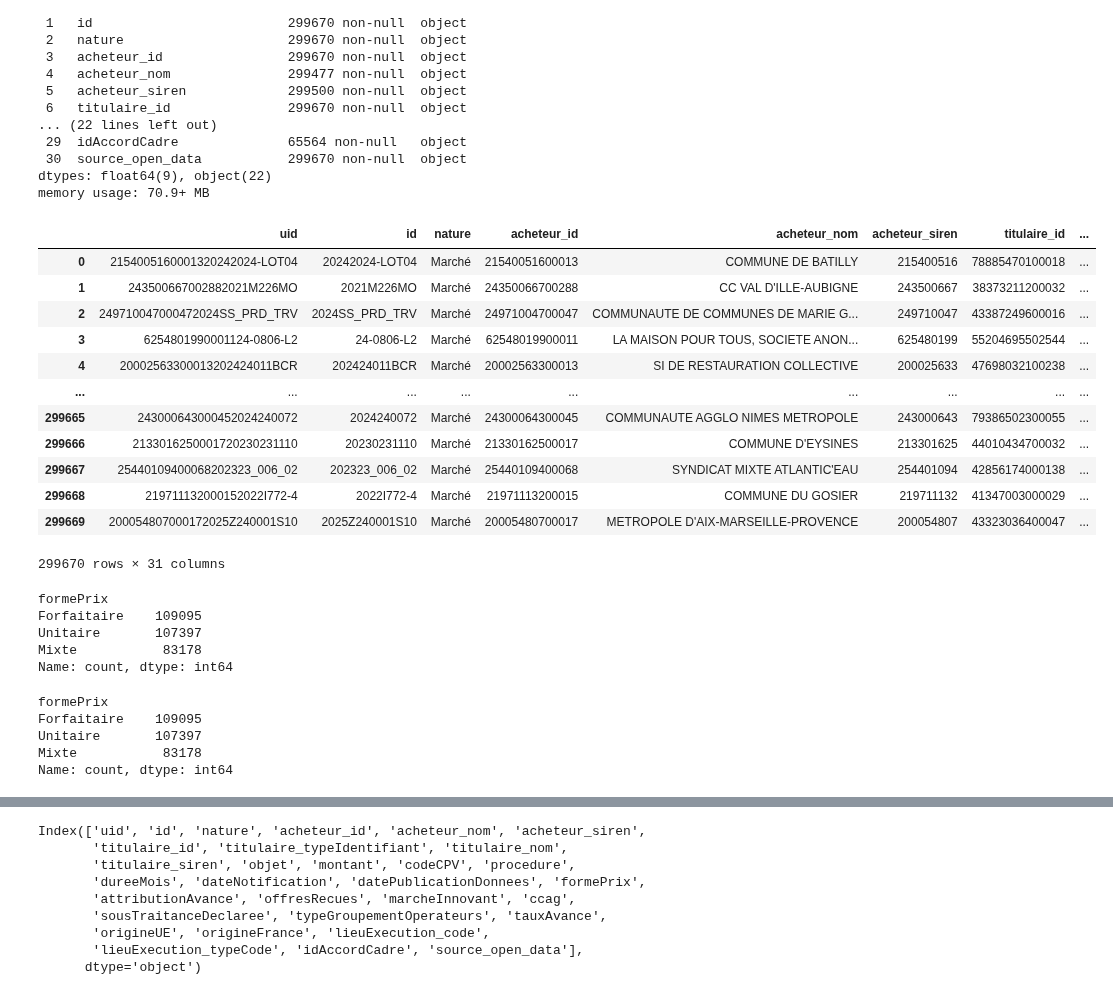
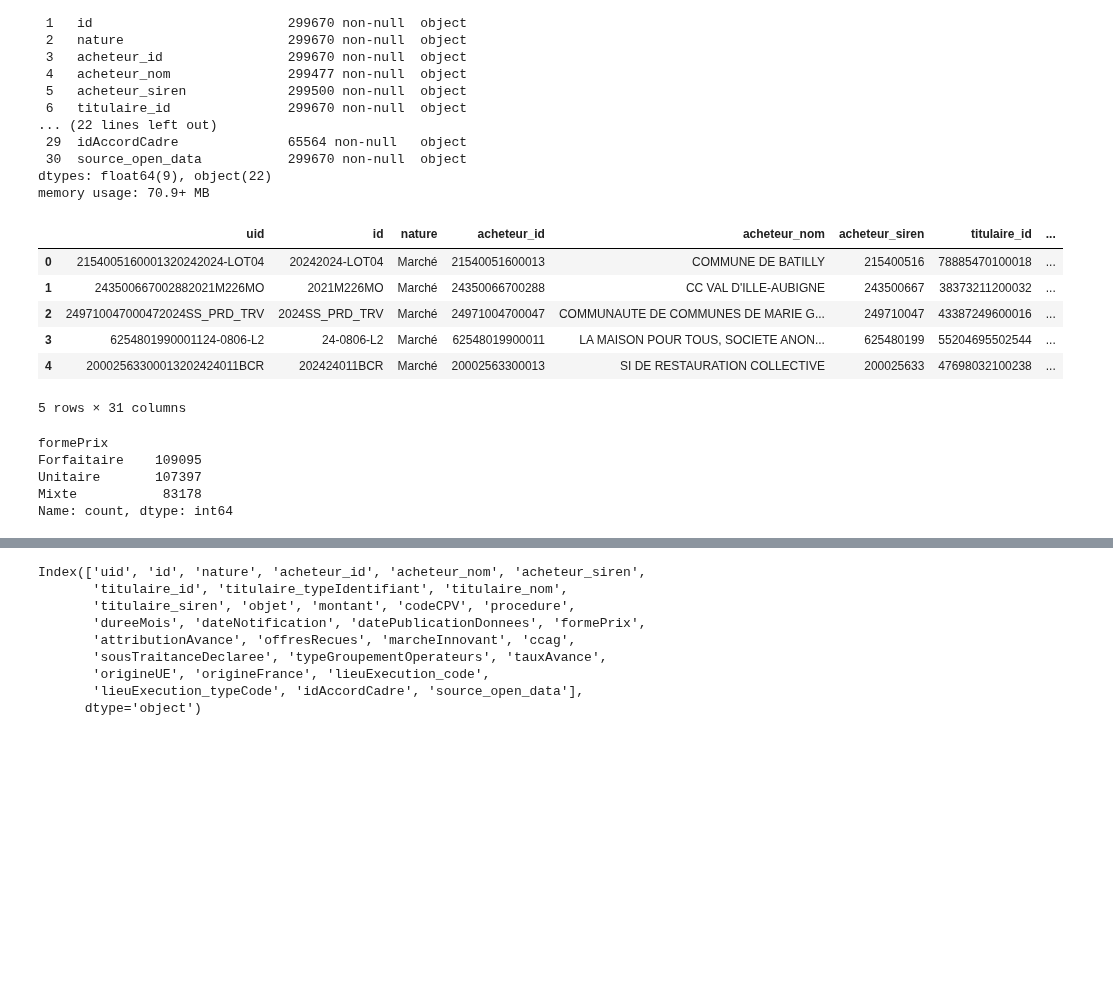
Before and after one commit to RonanB400/decp_ml, a Jupyter notebook: notebooks/PC_explo.ipynb, the cells around one changed output, grey strips where cells are left out. Drawn from its saved outputs; the diff is of its cells as text; code cells hidden in the pictures; blank space fills up the shorter version.

```diff
--- a/notebooks/PC_explo.ipynb
+++ b/notebooks/PC_explo.ipynb
@@ -51,21 +51,15 @@ memory usage: 70.9+ MB
 # ax.set_title('Distribution des montants des commandes')
 # %%
 df = pd.DataFrame(data)
-df
+df.head()
 # %% [output]
 |  | uid | id | nature | acheteur_id | acheteur_nom | acheteur_siren | titulaire_id | ... |
 | 0 | 2154005160001320242024-LOT04 | 20242024-LOT04 | Marché | 21540051600013 | COMMUNE DE BATILLY | 215400516 | 78885470100018 | ... |
 | 1 | 243500667002882021M226MO | 2021M226MO | Marché | 24350066700288 | CC VAL D'ILLE-AUBIGNE | 243500667 | 38373211200032 | ... |
 | 2 | 249710047000472024SS_PRD_TRV | 2024SS_PRD_TRV | Marché | 24971004700047 | COMMUNAUTE DE COMMUNES DE MARIE G... | 249710047 | 43387249600016 | ... |
 | 3 | 6254801990001124-0806-L2 | 24-0806-L2 | Marché | 62548019900011 | LA MAISON POUR TOUS, SOCIETE ANON... | 625480199 | 55204695502544 | ... |
 | 4 | 20002563300013202424011BCR | 202424011BCR | Marché | 20002563300013 | SI DE RESTAURATION COLLECTIVE | 200025633 | 47698032100238 | ... |
-| ... | ... | ... | ... | ... | ... | ... | ... | ... |
-| 299665 | 243000643000452024240072 | 2024240072 | Marché | 24300064300045 | COMMUNAUTE AGGLO NIMES METROPOLE | 243000643 | 79386502300055 | ... |
-| 299666 | 2133016250001720230231110 | 20230231110 | Marché | 21330162500017 | COMMUNE D'EYSINES | 213301625 | 44010434700032 | ... |
-| 299667 | 25440109400068202323_006_02 | 202323_006_02 | Marché | 25440109400068 | SYNDICAT MIXTE ATLANTIC'EAU | 254401094 | 42856174000138 | ... |
-| 299668 | 219711132000152022I772-4 | 2022I772-4 | Marché | 21971113200015 | COMMUNE DU GOSIER | 219711132 | 41347003000029 | ... |
-| 299669 | 200054807000172025Z240001S10 | 2025Z240001S10 | Marché | 20005480700017 | METROPOLE D'AIX-MARSEILLE-PROVENCE | 200054807 | 43323036400047 | ... |
-299670 rows × 31 columns
+5 rows × 31 columns
 # %%
 data['formePrix'].value_counts()
 # %% [output]
@@ -79,8 +70,0 @@ Name: count, dtype: int64
-# %%
-data['formePrix'].value_counts()
-# %% [output]
-formePrix
-Forfaitaire    109095
-Unitaire       107397
-Mixte           83178
-Name: count, dtype: int64
```
Also changed, not shown: parts of 15 cells of this notebook.
